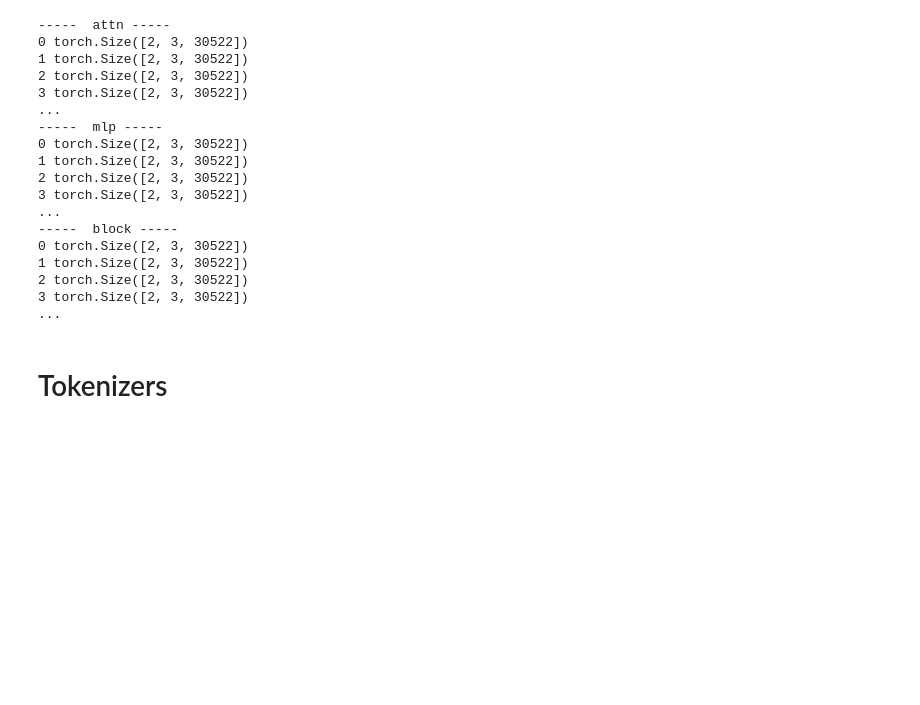
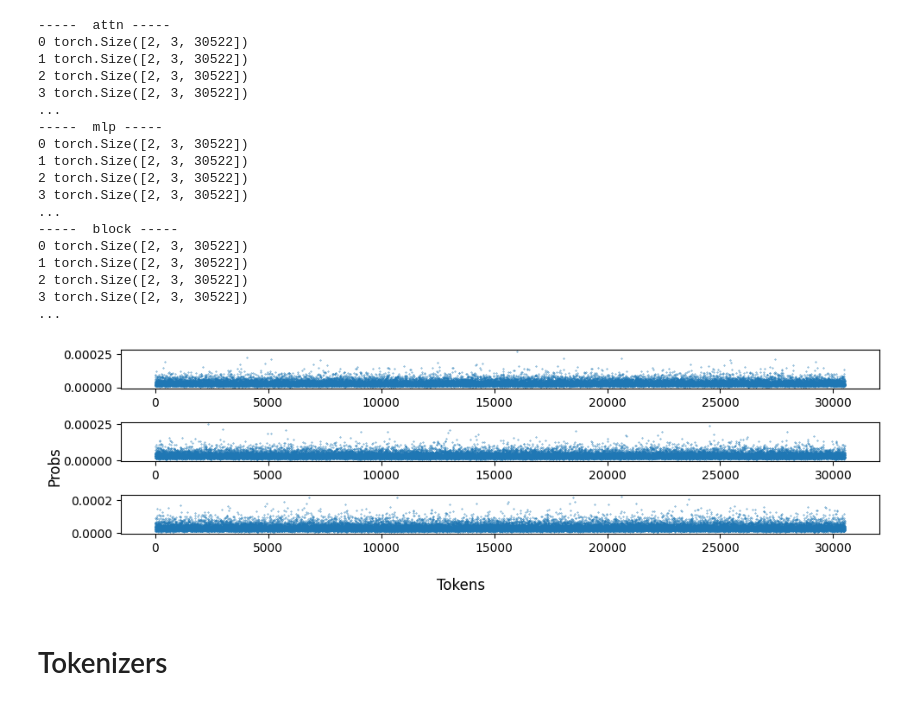
Before and after one commit to fxnnxc/debias, a Jupyter notebook: tutorials/hooked_bert.ipynb, the cells around one changed output. Saved outputs shown, nothing was run; the diff lists cells and outputs as text; code cells hidden in the pictures; blank space fills up the shorter version.

```diff
--- a/tutorials/hooked_bert.ipynb
+++ b/tutorials/hooked_bert.ipynb
@@ -45,6 +45,17 @@ for module in results.keys():
 2 torch.Size([2, 3, 30522])
 3 torch.Size([2, 3, 30522])
 ...
+# %%
+import matplotlib.pyplot as plt
+fig, axes = plt.subplots(3,1, figsize=(10, 3))
+for token in range(3):
+    probs = results['block'][-1][0, token].detach().numpy()
+    axes[token].scatter(range(len(probs)), probs, s=0.1)
+fig.supxlabel("Tokens")
+fig.supylabel("Probs")
+plt.tight_layout()
+# %% [output]
+[figure, added]
 # %% [markdown]
 # Tokenizers
 # %%
```
Also changed, not shown: parts of 2 cells of this notebook, 1 other file.
